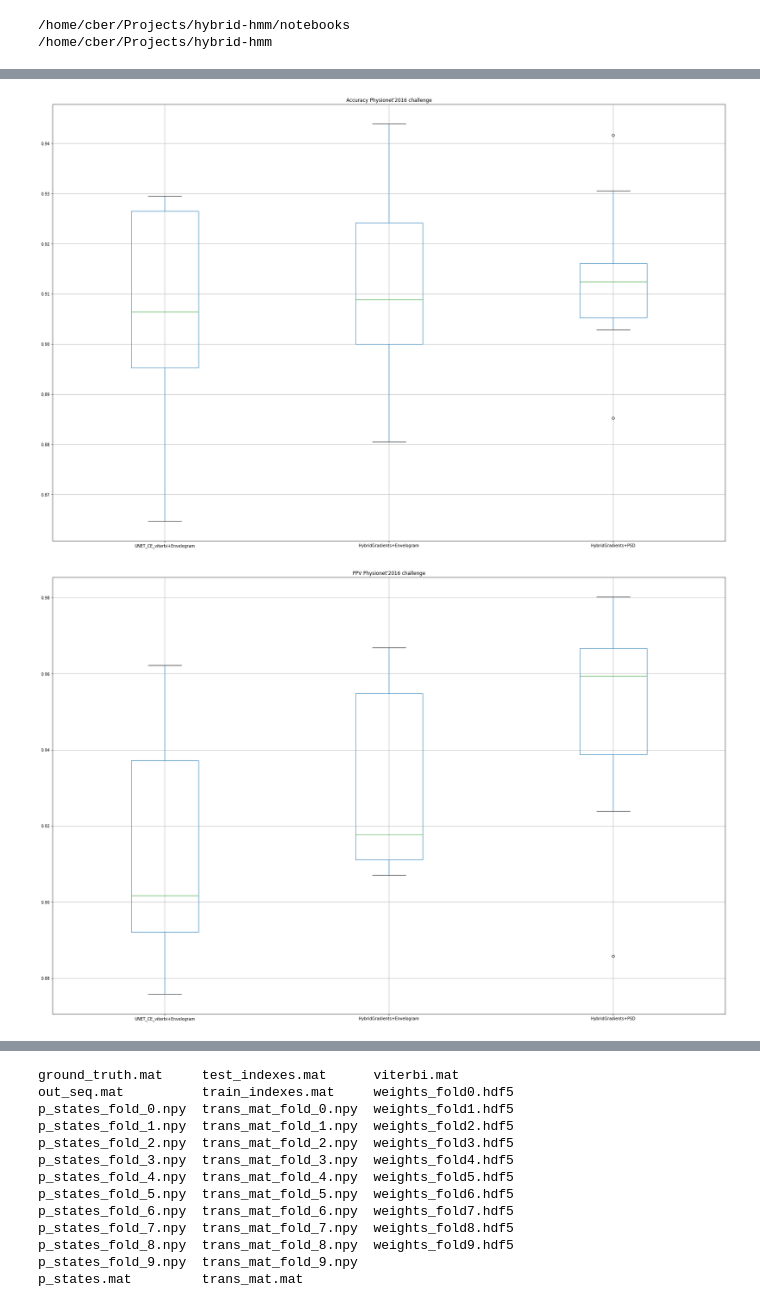
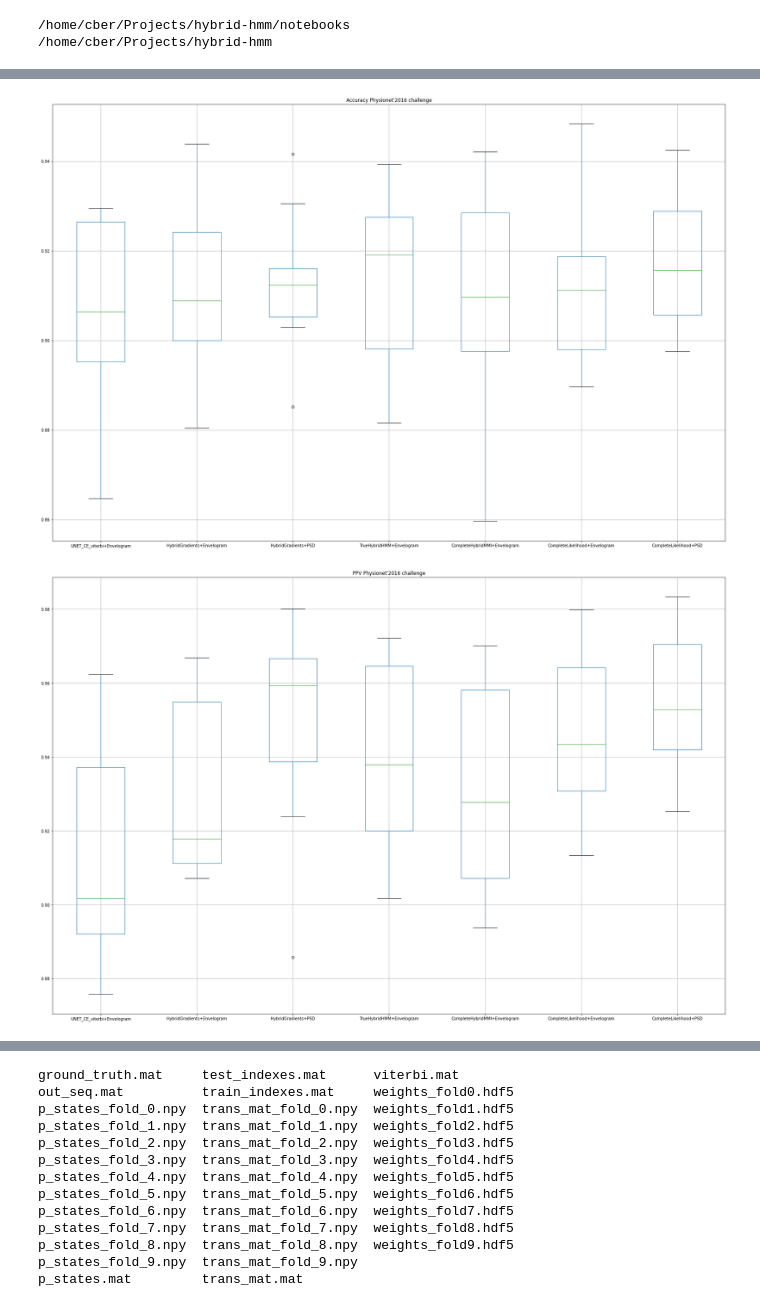
Before and after one commit to miguelmartins/hybrid-hmm, a Jupyter notebook: notebooks/physionet16_eval.ipynb, the cells around one changed output, grey strips where cells are left out. Saved outputs shown, nothing was run; the diff lists cells and outputs as text; code cells hidden in the pictures.

Commit message:
Add fixed complete likelihood results
The results for Envelograms and PSD with the fixed complete
likelihood implementation was added

```diff
--- a/notebooks/physionet16_eval.ipynb
+++ b/notebooks/physionet16_eval.ipynb
@@ -102,3 +102,7 @@ def metrics_model(path: str):
 ph16_hybrid_cnn_env = metrics_model('results/hybrid/hmm_gradshybrid_envelograms_physio16_10fold/2022-02-25_08:33:40')
 ph16_crosse_unet_env = metrics_model('results/unet/unet/2022-02-26_07:49:39')
 ph16_hybrid_cnn_psd = metrics_model('results/hybrid/hmm_gradshybrid_psd_physio16_10fold/2022-03-08_18:16:35')
+ph16_true_hybrid_cnn_env = metrics_model('results/hybrid/hmm_mmi_physio16_envelops_joint/2022-03-17_13:51:45')
+ph16_completemmi_hybrid_cnn_env = metrics_model('results/hybrid/hmm_completemmi_physio16_envelops_joint/2022-03-18_14:03:27')
+ph16_completelikelihood_hybrid_cnn_env = metrics_model('results/hybrid/hmm_completlikelihood1e3_physio16_envelops_joint/2022-03-20_12:55:33')
+ph16_completelikelihood_hybrid_cnn_psd = metrics_model('results/hybrid/hmm_completlikelihood1e3_physio16_psd_joint/2022-03-21_15:58:21')
@@ -127,24 +130,32 @@ p_states_fold_0.npy                     viterbi.mat
 df = pd.DataFrame({'UNET_CE_viterbi+Envelogram': ph16_crosse_unet_env[0],
                    'HybridGradients+Envelogram': ph16_hybrid_cnn_env[0],
                    'HybridGradients+PSD': ph16_hybrid_cnn_psd[0],
+                   'TrueHybridHMM+Envelogram': ph16_true_hybrid_cnn_env[0],
+                   'CompleteHybridMMI+Envelogram': ph16_completemmi_hybrid_cnn_env[0],
+                   'CompleteLikelihood+Envelogram':ph16_completelikelihood_hybrid_cnn_env[0],
+                   'CompleteLikelihood+PSD': ph16_completelikelihood_hybrid_cnn_psd[0]
                    })
 
 boxplot = df.boxplot(column=list(df.keys()), figsize=(30,20))
 plt.title('Accuracy Physionet\'2016 challenge')
 plt.show()
 # %% [output]
-[figure, old version]
+[figure, new version]
 # %%
 df = pd.DataFrame({'UNET_CE_viterbi+Envelogram': ph16_crosse_unet_env[1],
                    'HybridGradients+Envelogram': ph16_hybrid_cnn_env[1],
                    'HybridGradients+PSD': ph16_hybrid_cnn_psd[1],
+                   'TrueHybridHMM+Envelogram': ph16_true_hybrid_cnn_env[1],
+                   'CompleteHybridMMI+Envelogram': ph16_completemmi_hybrid_cnn_env[1],
+                   'CompleteLikelihood+Envelogram':ph16_completelikelihood_hybrid_cnn_env[1],
+                   'CompleteLikelihood+PSD': ph16_completelikelihood_hybrid_cnn_psd[1]
                    })
 
 boxplot = df.boxplot(column=list(df.keys()), figsize=(30,20))
 plt.title('PPV Physionet\'2016 challenge')
 plt.show()
 # %% [output]
-[figure, old version]
+[figure, new version]
 # %%
 df = pd.DataFrame({'UNET_CE_viterbi+Envelogram': ph16_crosse_unet_env[2],
                    'HybridGradients+Envelogram': ph16_hybrid_cnn_env[2],
```
Also changed, not shown: parts of 4 cells of this notebook.
